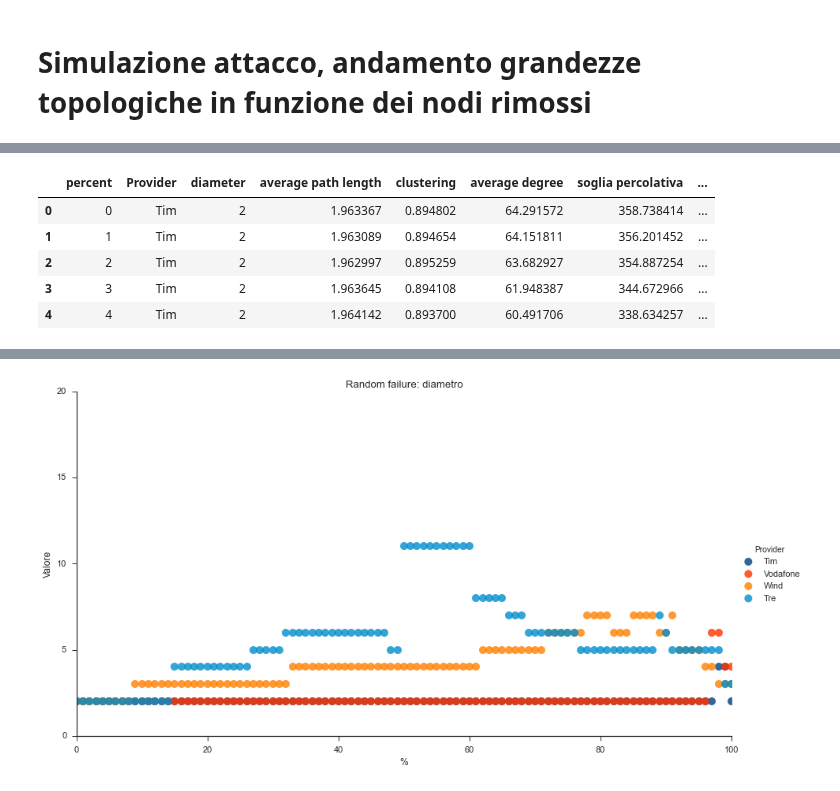
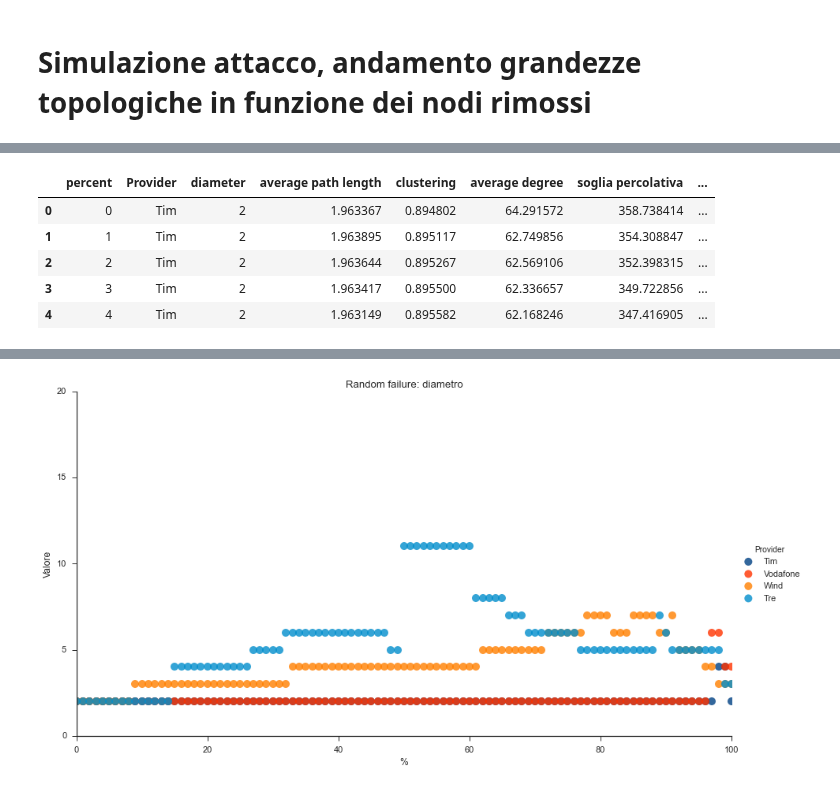
Before and after one commit to FedericoMuciaccia/SistemiComplessi, a Jupyter notebook: src/Iuri/Attacco con graph tool NON APRITE QUESTO NOTEBOOK.ipynb, the cells around one changed output, grey strips where cells are left out. Saved outputs shown, nothing was run; the diff lists cells and outputs as text; code cells hidden in the pictures.

```diff
--- a/src/Iuri/Attacco con graph tool NON APRITE QUESTO NOTEBOOK.ipynb
+++ b/src/Iuri/Attacco con graph tool NON APRITE QUESTO NOTEBOOK.ipynb
@@ -46,18 +46,3 @@ def clustering(grafo):
     cluster = graph_tool.clustering.local_clustering(grafo)
     array = numpy.array(cluster.a)
     return numpy.average(array)
-# %%
-def gradonodo(identificativo):
-        vertice = grafo.vertex(identificativo)
-        return vertice.out_degree()
-indice = numpy.arange(grafo.num_vertices())
-listagradi = map(gradonodo, indice)
-# %%
-def kquadromedio(listadeg):
-    sommatoriaquadra = 0.0
-    for grado in listadeg:
-        sommatoriaquadra = sommatoriaquadra + grado**2
-    return sommatoriaquadra/len(listadeg)
-
-criterion = kquadromedio(listadeg)/averageGrado(grafo)
-%time kquadromedio(listagradi)
@@ -161,7 +142,7 @@ def attackPercent(compagnia, steps):
         listaGradi = map(gradonodo, indice)
 
         gradomedio.append(kmedio(listaGradi))
-        criterion = kquadromedio(listaGradi)/averageGrado(grafoFinal)
+        criterion = kquadromedio(listaGradi)/kmedio(listaGradi)
         criterio.append(criterion)
 
 #PERCENT FAILURE!!
@@ -226,11 +207,11 @@ def failurePercent(compagnia, steps):
         listaGradi = map(gradonodo, indice)
 
         gradomedio.append(kmedio(listaGradi))
-        criterion = kquadromedio(listaGradi)/averageGrado(grafoFinal)
+        criterion = kquadromedio(listaGradi)/kmedio(listaGradi)
         criterio.append(criterion)
 # %%
-#gestore = ["Tim", "Vodafone", "Wind", "Tre", "Roma"]
-gestore = ["Tim", "Vodafone", "Wind", "Tre"]
+gestore = ["Tim", "Vodafone", "Wind", "Tre", "Roma"]
+#gestore = ["Tim", "Vodafone", "Wind", "Tre"]
 #compagnia = "Tre"
 
 indice = []
@@ -278,8 +261,8 @@ Wall time: 13.5 s
 | 3 | 3 | Tim | 9 | 3.873727 | 0.800481 | 25.241056 | 64.123710 | ... |
 | 4 | 4 | Tim | 11 | 4.269235 | 0.788518 | 21.501185 | 49.697912 | ... |
 # %%
-#gestore = ["Tim", "Vodafone", "Wind", "Tre", "Roma"]
-gestore = ["Tim", "Vodafone", "Wind", "Tre"]
+gestore = ["Tim", "Vodafone", "Wind", "Tre", "Roma"]
+#gestore = ["Tim", "Vodafone", "Wind", "Tre"]
 #gestore = "Roma"
 diametro = []
 cammino = []
@@ -321,9 +306,9 @@ Wall time: 32.5 s
 |  | percent | Provider | diameter | average path length | clustering | average degree | soglia percolativa | ... |
 | 0 | 0 | Tim | 2 | 1.963367 | 0.894802 | 64.291572 | 358.738414 | ... |
-| 1 | 1 | Tim | 2 | 1.963089 | 0.894654 | 64.151811 | 356.201452 | ... |
-| 2 | 2 | Tim | 2 | 1.962997 | 0.895259 | 63.682927 | 354.887254 | ... |
-| 3 | 3 | Tim | 2 | 1.963645 | 0.894108 | 61.948387 | 344.672966 | ... |
-| 4 | 4 | Tim | 2 | 1.964142 | 0.893700 | 60.491706 | 338.634257 | ... |
+| 1 | 1 | Tim | 2 | 1.963895 | 0.895117 | 62.749856 | 354.308847 | ... |
+| 2 | 2 | Tim | 2 | 1.963644 | 0.895267 | 62.569106 | 352.398315 | ... |
+| 3 | 3 | Tim | 2 | 1.963417 | 0.895500 | 62.336657 | 349.722856 | ... |
+| 4 | 4 | Tim | 2 | 1.963149 | 0.895582 | 62.168246 | 347.416905 | ... |
 # %%
 #Attack
 import seaborn
```
Also changed, not shown: parts of 5 cells of this notebook, 19 other files.
